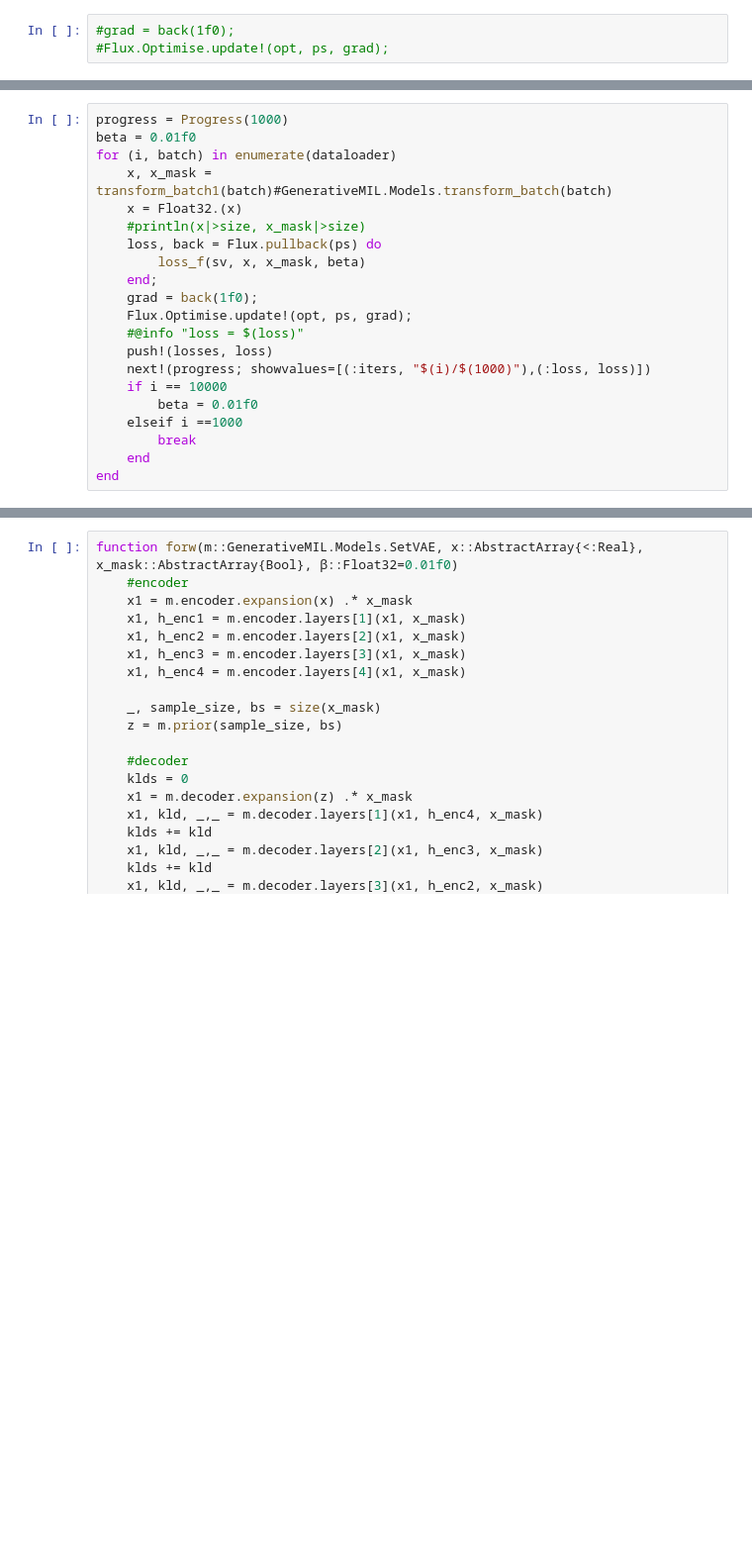
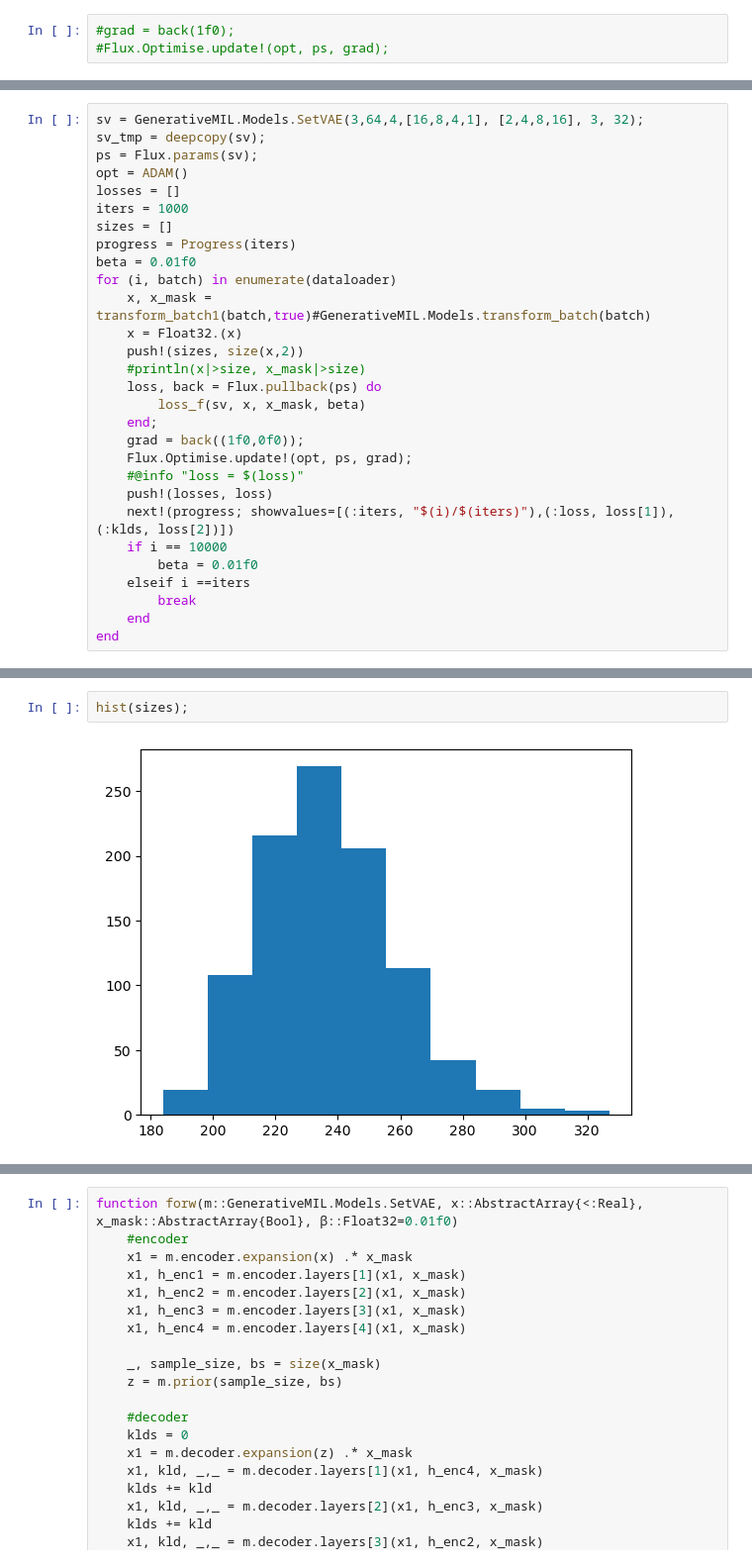
Before and after one commit to TheMrGhostman/GenerativeMIL.jl, a Jupyter notebook: scripts/SetVAE.ipynb, the cells around one changed output, grey strips where cells are left out. Shown: that part at 99% size. Cells and saved outputs as stored; diff of their text form; blank space fills up the shorter version.

```diff
--- a/scripts/SetVAE.ipynb
+++ b/scripts/SetVAE.ipynb
@@ -139,21 +82,29 @@ Any[]
 # %%
-progress = Progress(1000)
+sv = GenerativeMIL.Models.SetVAE(3,64,4,[16,8,4,1], [2,4,8,16], 3, 32);
+sv_tmp = deepcopy(sv);
+ps = Flux.params(sv);
+opt = ADAM()
+losses = []
+iters = 1000
+sizes = []
+progress = Progress(iters)
 beta = 0.01f0
 for (i, batch) in enumerate(dataloader)
-    x, x_mask = transform_batch1(batch)#GenerativeMIL.Models.transform_batch(batch)
+    x, x_mask = transform_batch1(batch,true)#GenerativeMIL.Models.transform_batch(batch)
     x = Float32.(x)
+    push!(sizes, size(x,2))
     #println(x|>size, x_mask|>size)
     loss, back = Flux.pullback(ps) do
         loss_f(sv, x, x_mask, beta)
     end;
-    grad = back(1f0);
+    grad = back((1f0,0f0));
     Flux.Optimise.update!(opt, ps, grad);
     #@info "loss = $(loss)"
     push!(losses, loss)
-    next!(progress; showvalues=[(:iters, "$(i)/$(1000)"),(:loss, loss)])
+    next!(progress; showvalues=[(:iters, "$(i)/$(iters)"),(:loss, loss[1]),(:klds, loss[2])])
     if i == 10000
         beta = 0.01f0
-    elseif i ==1000
+    elseif i ==iters
         break
     end
 end
@@ -181,2 +135,6 @@ plot(losses)
 1-element Vector{PyCall.PyObject}:
  PyObject <matplotlib.lines.Line2D object at 0x...>
+# %%
+hist(sizes);
+# %% [output]
+[figure, added]
```
Also changed, not shown: parts of 23 cells of this notebook, 4 other files.
